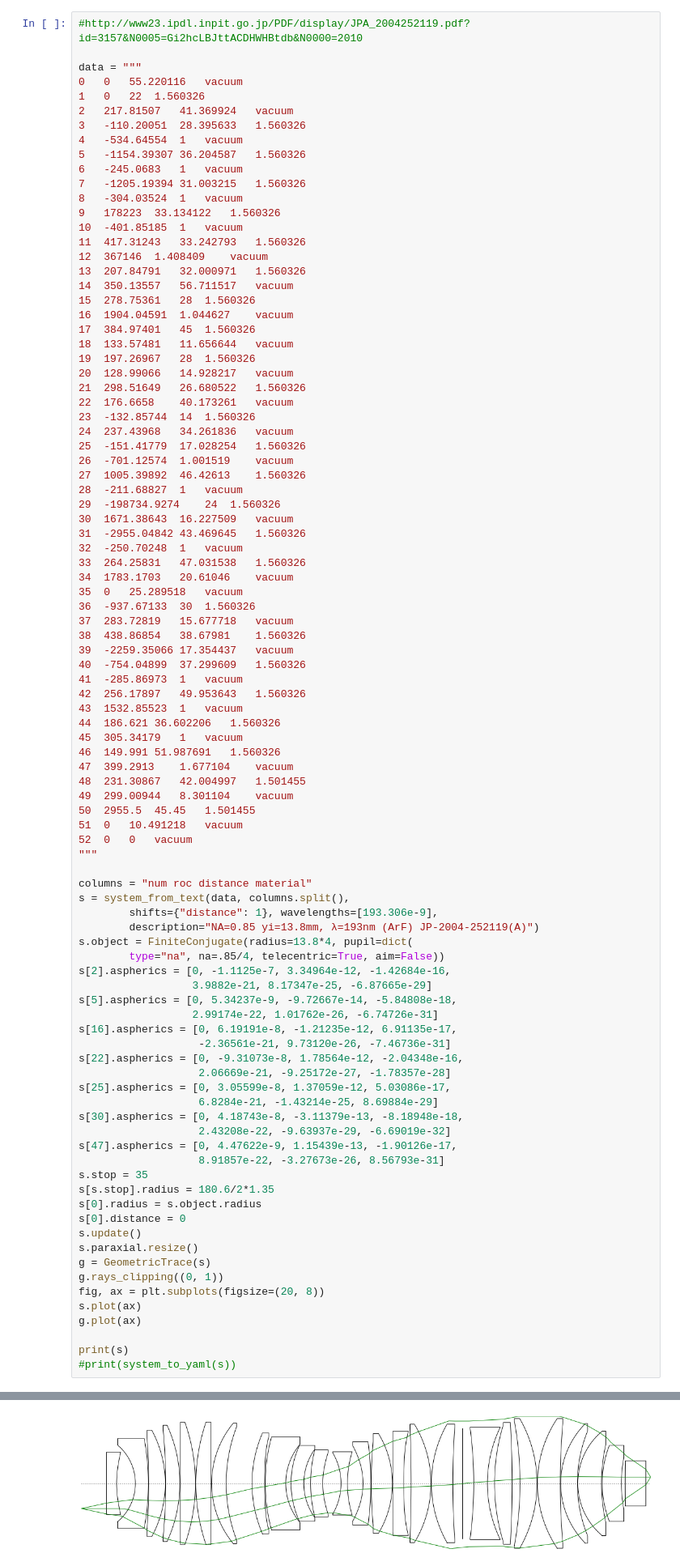
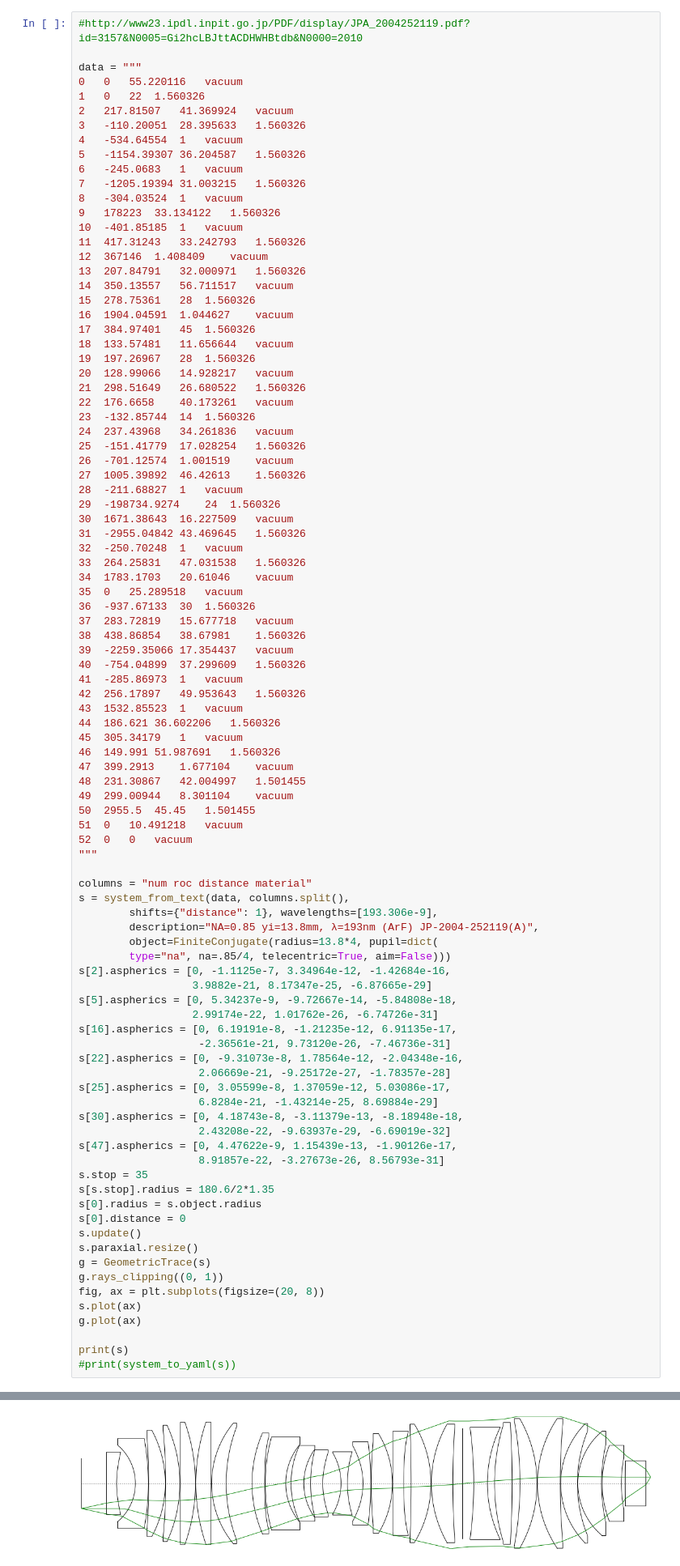
Before and after one commit to quartiq/rayopt-notebooks, a Jupyter notebook: lithograph_JPA_2004252119.ipynb, the cells around one changed output, grey strips where cells are left out. Shown at 81% size. Cells and saved outputs as stored; diff of their text form.

```diff
--- a/lithograph_JPA_2004252119.ipynb
+++ b/lithograph_JPA_2004252119.ipynb
@@ -71,9 +71,9 @@ data = """
 columns = "num roc distance material"
 s = system_from_text(data, columns.split(),
         shifts={"distance": 1}, wavelengths=[193.306e-9],
-        description="NA=0.85 yi=13.8mm, λ=193nm (ArF) JP-2004-252119(A)")
-s.object = FiniteConjugate(radius=13.8*4, pupil=dict(
-        type="na", na=.85/4, telecentric=True, aim=False))
+        description="NA=0.85 yi=13.8mm, λ=193nm (ArF) JP-2004-252119(A)",
+        object=FiniteConjugate(radius=13.8*4, pupil=dict(
+        type="na", na=.85/4, telecentric=True, aim=False)))
 s[2].aspherics = [0, -1.1125e-7, 3.34964e-12, -1.42684e-16,
                   3.9882e-21, 8.17347e-25, -6.87665e-29]
 s[5].aspherics = [0, 5.34237e-9, -9.72667e-14, -5.84808e-18,
@@ -123,4 +123,4 @@ Image:
-[figure, old version]
+[figure, new version]
 # %%
 a = Analysis(s)
 # %% [output]
```
Also changed, not shown: parts of 2 cells of this notebook, 1 other file.
